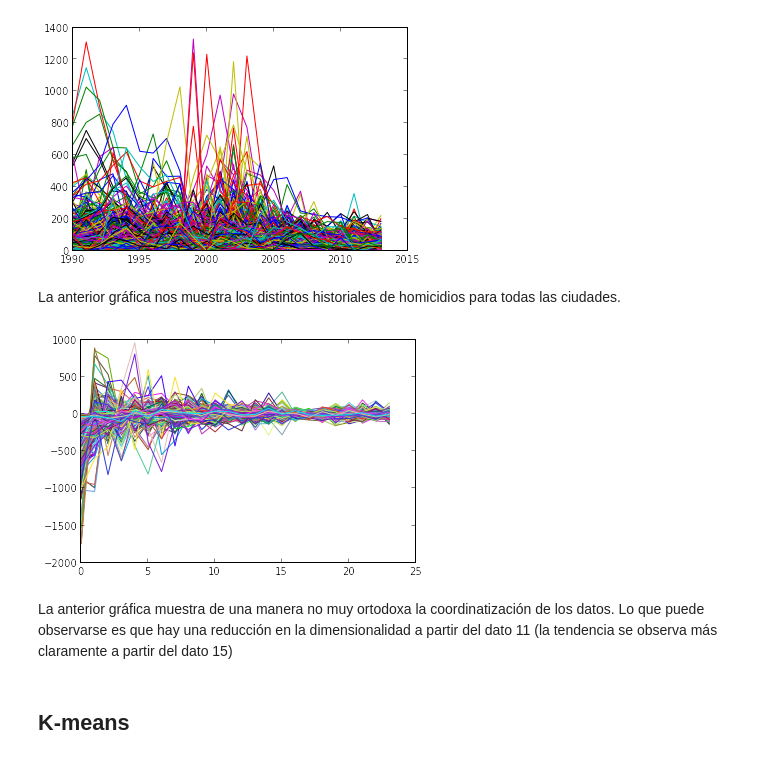
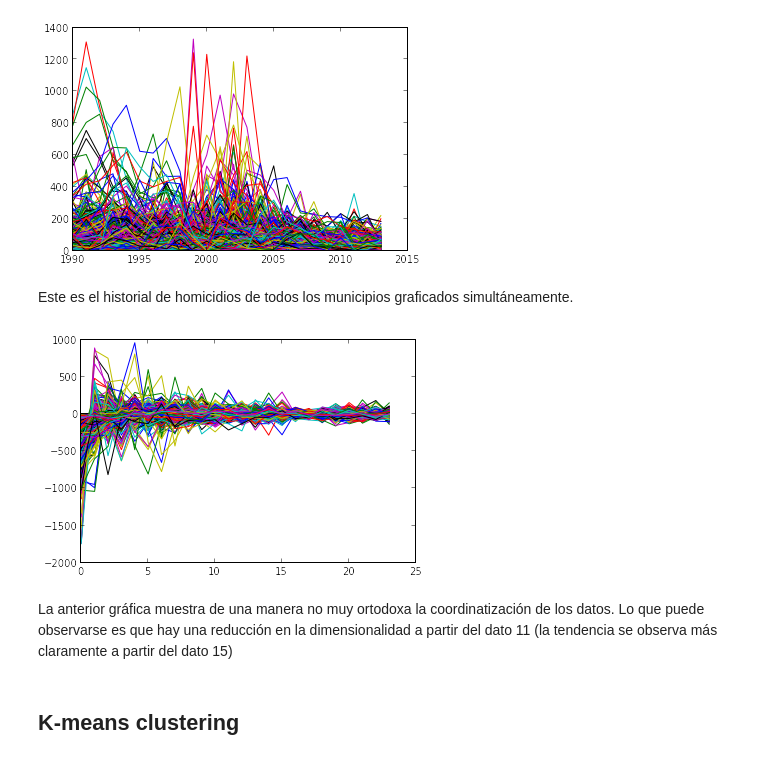
Before and after one commit to JuanRAlvarez/Tarea-4, a Jupyter notebook: Homicidios.ipynb, the cells around one changed output. Cells and saved outputs as stored; diff of their text form; code cells hidden in the pictures.

```diff
--- a/Homicidios.ipynb
+++ b/Homicidios.ipynb
@@ -60,8 +60,7 @@ imshow(d,interpolation='nearest')
 # %%
 #Calculo los valores propios
 
-#vip =-np.sort(-linalg.eig(d)[0])
-vip = linalg.eig(d)[0]
+vip =-np.sort(-linalg.eig(d)[0])
 
 print vip
 imshow(diag(vip),interpolation = 'nearest')
@@ -69,6 +68,7 @@ total= np.sum(vip)
 total*0.9
 
 n = 0
+n_importantes = 0
 
 for i in range(n_dims):
     n = n + vip[i]/total
@@ -99,29 +99,29 @@ plt.scatter(range(24),linalg.eig(d)[0])
 [figure]
 # %%
 for i in range(n_datos):
-    plt.plot(array(range(24))+1990,daticos[i,:])
+    plt.plot(array(range(n_dims))+1990,daticos[i,:])
 # %% [output]
 [figure]
-# %% [markdown]
-La anterior gráfica nos muestra los distintos historiales de homicidios para todas las ciudades.
+# %% [markdown]
+Este es el historial de homicidios de todos los municipios graficados simultáneamente.
 # %%
 velp = linalg.eig(d)[1]
 
 vecsp = array(velp)
 invecsp = linalg.inv(vecsp)
 
 
 plot( invecsp[:])
 
 #Coordinatización
 mat_cord = empty((n_datos,n_dims))
 
 for i in range(n_datos):
     mat_cord[i,:]= dot(invecsp,daticos[i,:])
-    plot(range(24),mat_cord[i,:],c=random.random((3)))
+    plot(range(24),mat_cord[i,:])
 # %% [output]
-[figure, old version]
+[figure, new version]
 # %% [markdown]
 La anterior gráfica muestra de una manera no muy ortodoxa la coordinatización de los datos. Lo que puede observarse es que hay una reducción en la dimensionalidad a partir del dato 11 (la tendencia se observa más claramente a partir del dato 15)
 # %% [markdown]
-## K-means
+## K-means clustering
```
Also changed, not shown: parts of 5 cells of this notebook, 2 other files.
